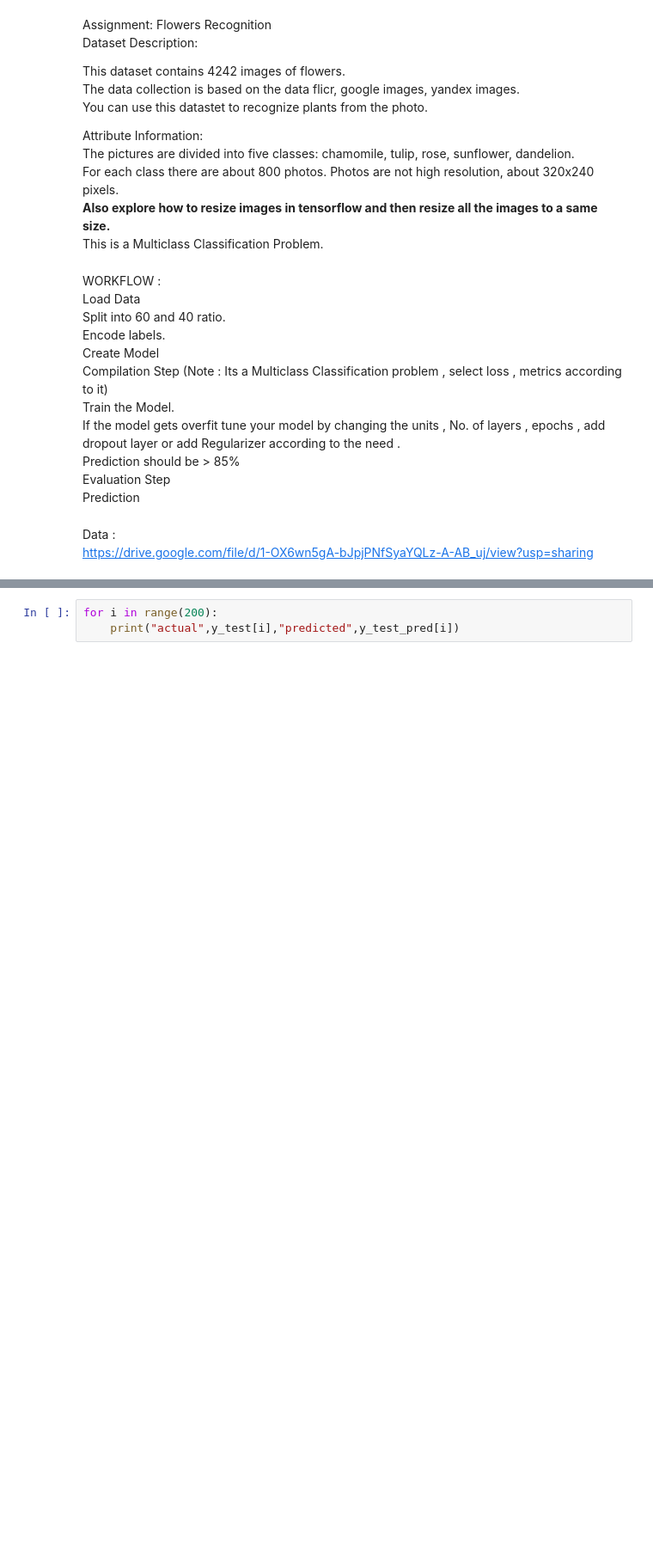
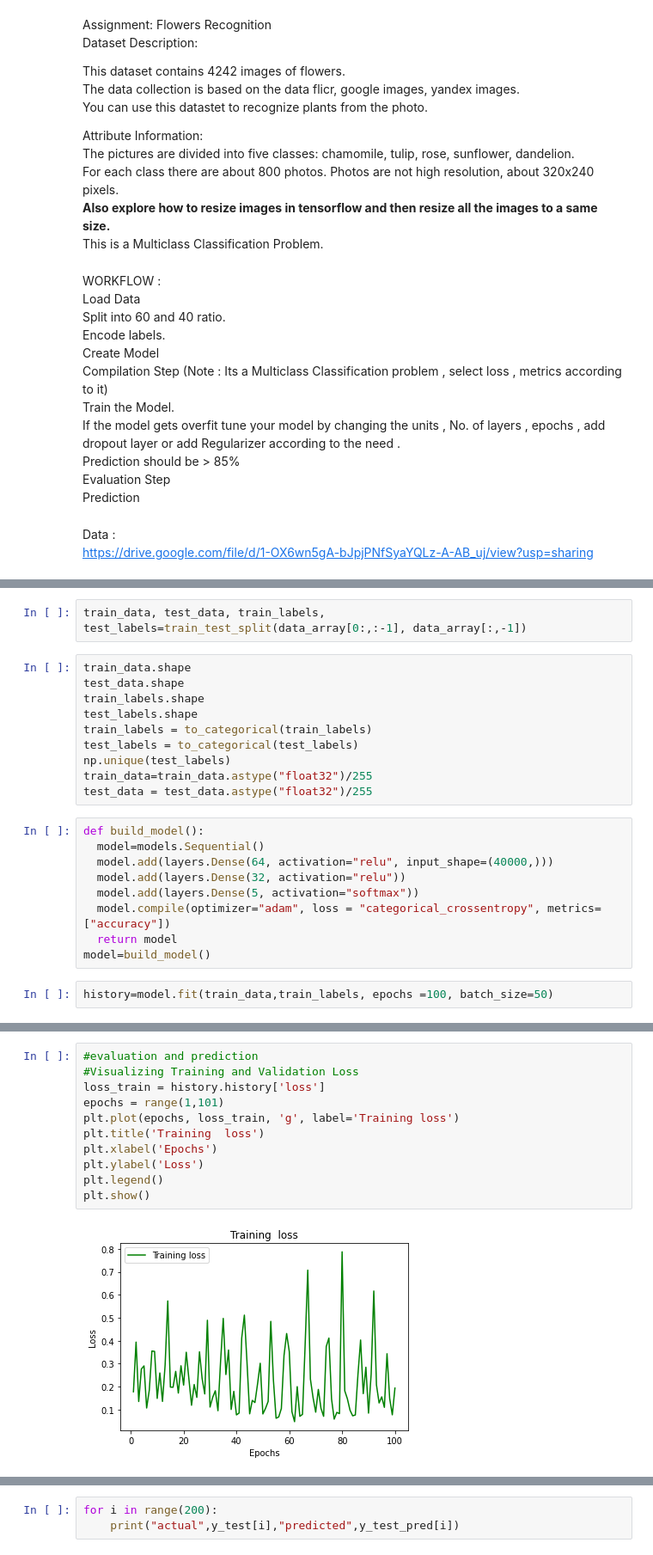
Before and after one commit to waqasde/AIQ2_Waqas_Ahmad_PIAIC139128, a Jupyter notebook: Flowers_Recognition.ipynb, the cells around one changed output, grey strips where cells are left out. Shown at 86% size. Saved outputs shown, nothing was run; the diff lists cells and outputs as text; blank space fills up the shorter version.

```diff
--- a/Flowers_Recognition.ipynb
+++ b/Flowers_Recognition.ipynb
@@ -100,0 +130,23 @@ print (y_test_pred)
+# %%
+train_data, test_data, train_labels, test_labels=train_test_split(data_array[0:,:-1], data_array[:,-1])
+# %%
+train_data.shape
+test_data.shape
+train_labels.shape
+test_labels.shape
+train_labels = to_categorical(train_labels)
+test_labels = to_categorical(test_labels)
+np.unique(test_labels)
+train_data=train_data.astype("float32")/255
+test_data = test_data.astype("float32")/255
+# %%
+def build_model():
+  model=models.Sequential()
+  model.add(layers.Dense(64, activation="relu", input_shape=(40000,)))
+  model.add(layers.Dense(32, activation="relu"))
+  model.add(layers.Dense(5, activation="softmax"))
+  model.compile(optimizer="adam", loss = "categorical_crossentropy", metrics=["accuracy"])
+  return model
+model=build_model()
+# %%
+history=model.fit(train_data,train_labels, epochs =100, batch_size=50)
@@ -100,0 +178,13 @@ print (y_test_pred)
+# %%
+#evaluation and prediction
+#Visualizing Training and Validation Loss
+loss_train = history.history['loss']
+epochs = range(1,101)
+plt.plot(epochs, loss_train, 'g', label='Training loss')
+plt.title('Training  loss')
+plt.xlabel('Epochs')
+plt.ylabel('Loss')
+plt.legend()
+plt.show()
+# %% [output]
+[figure, added]
```
Also changed, not shown: parts of 22 cells of this notebook.
